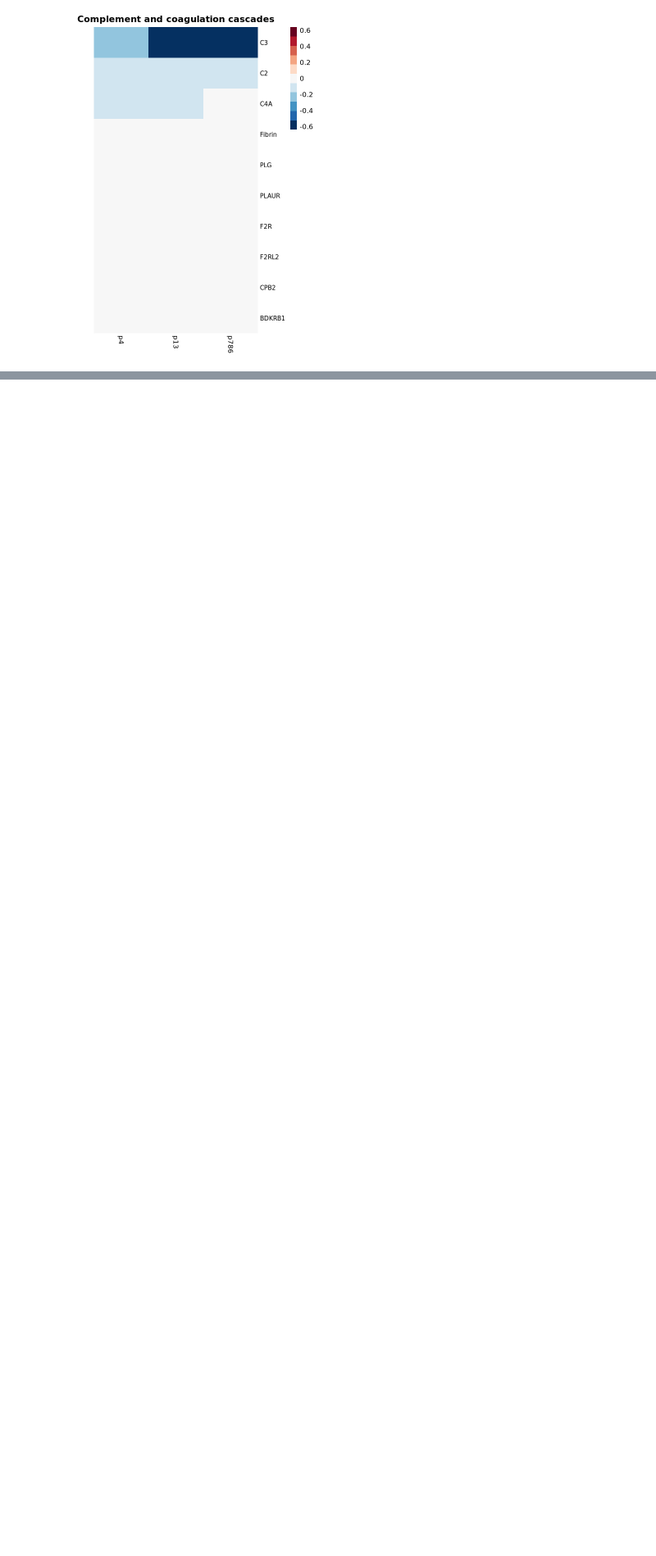
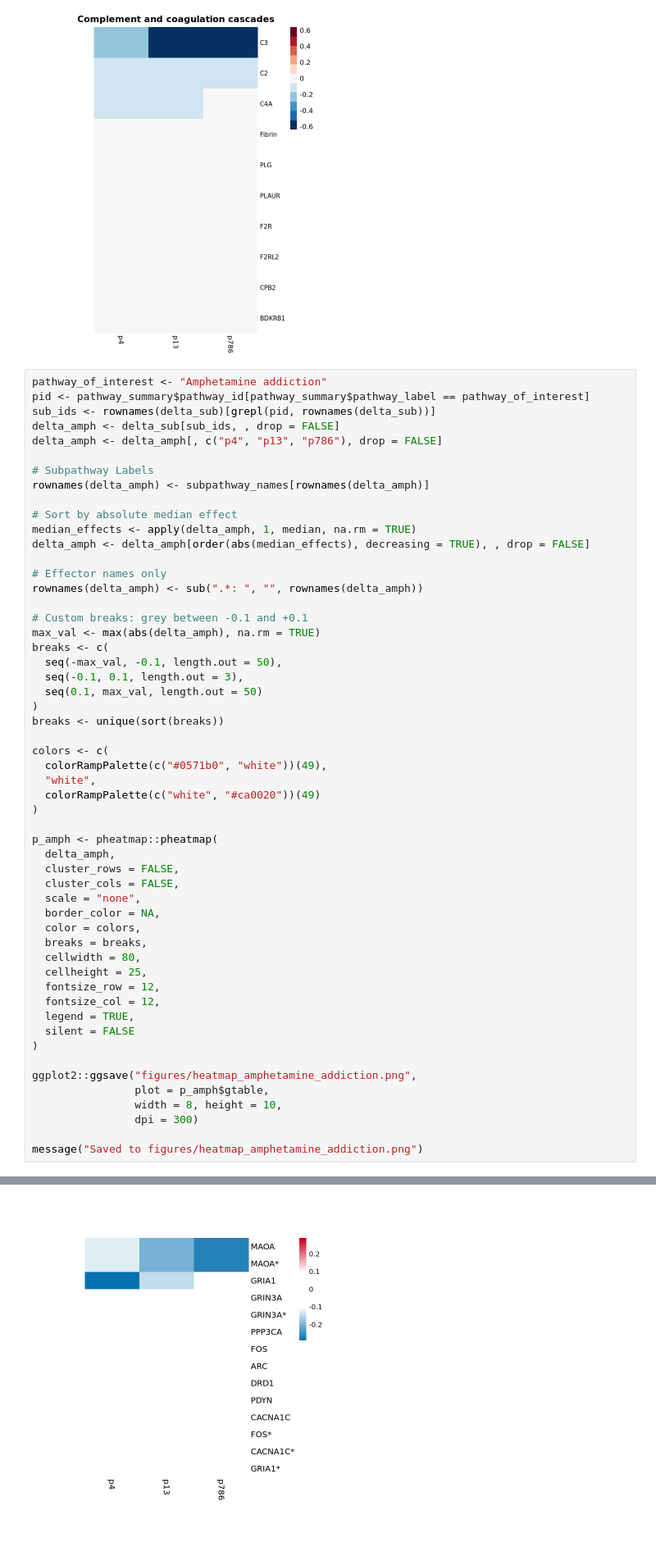
Before and after one commit to BennetDub/mein-r-projekt, a Jupyter notebook: Hipathia withou PB.ipynb, the cells around one changed output, grey strips where cells are left out. Shown at 82% size. Drawn from its saved outputs; the diff is of its cells as text; blank space fills up the shorter version.

```diff
--- a/Hipathia withou PB.ipynb
+++ b/Hipathia withou PB.ipynb
@@ -1579,3 +1603,58 @@ pheatmap::pheatmap(
 )
 # %% [output]
 [figure]
+# %%
+pathway_of_interest <- "Amphetamine addiction"
+pid <- pathway_summary$pathway_id[pathway_summary$pathway_label == pathway_of_interest]
+sub_ids <- rownames(delta_sub)[grepl(pid, rownames(delta_sub))]
+delta_amph <- delta_sub[sub_ids, , drop = FALSE]
+delta_amph <- delta_amph[, c("p4", "p13", "p786"), drop = FALSE]
+
+# Subpathway Labels
+rownames(delta_amph) <- subpathway_names[rownames(delta_amph)]
+
+# Sort by absolute median effect
+median_effects <- apply(delta_amph, 1, median, na.rm = TRUE)
+delta_amph <- delta_amph[order(abs(median_effects), decreasing = TRUE), , drop = FALSE]
+
+# Effector names only
+rownames(delta_amph) <- sub(".*: ", "", rownames(delta_amph))
+
+# Custom breaks: grey between -0.1 and +0.1
+max_val <- max(abs(delta_amph), na.rm = TRUE)
+breaks <- c(
+  seq(-max_val, -0.1, length.out = 50),
+  seq(-0.1, 0.1, length.out = 3),
+  seq(0.1, max_val, length.out = 50)
+)
+breaks <- unique(sort(breaks))
+
+colors <- c(
+  colorRampPalette(c("#0571b0", "white"))(49),
+  "white",
+  colorRampPalette(c("white", "#ca0020"))(49)
+)
+
+p_amph <- pheatmap::pheatmap(
+  delta_amph,
+  cluster_rows = FALSE,
+  cluster_cols = FALSE,
+  scale = "none",
+  border_color = NA,
+  color = colors,
+  breaks = breaks,
+  cellwidth = 80,
+  cellheight = 25,
+  fontsize_row = 12,
+  fontsize_col = 12,
+  legend = TRUE,
+  silent = FALSE
+)
+
+ggplot2::ggsave("figures/heatmap_amphetamine_addiction.png",
+                plot = p_amph$gtable,
+                width = 8, height = 10,
+                dpi = 300)
+
+message("Saved to figures/heatmap_amphetamine_addiction.png")
+# %% [output]
@@ -1582,3 +1662,4 @@ pheatmap::pheatmap(
+[figure, added]
 # %%
 pathway_of_interest <- "Amphetamine addiction"
 
```
Also changed, not shown: parts of 9 cells of this notebook.
